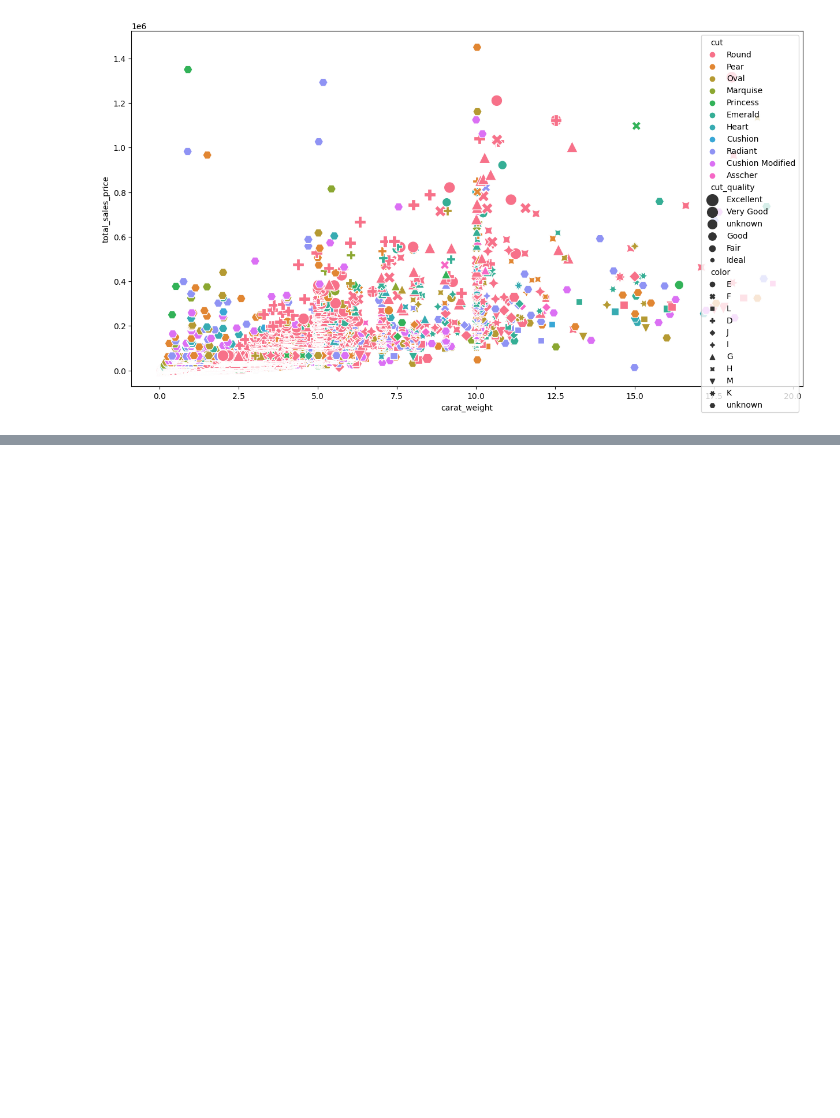
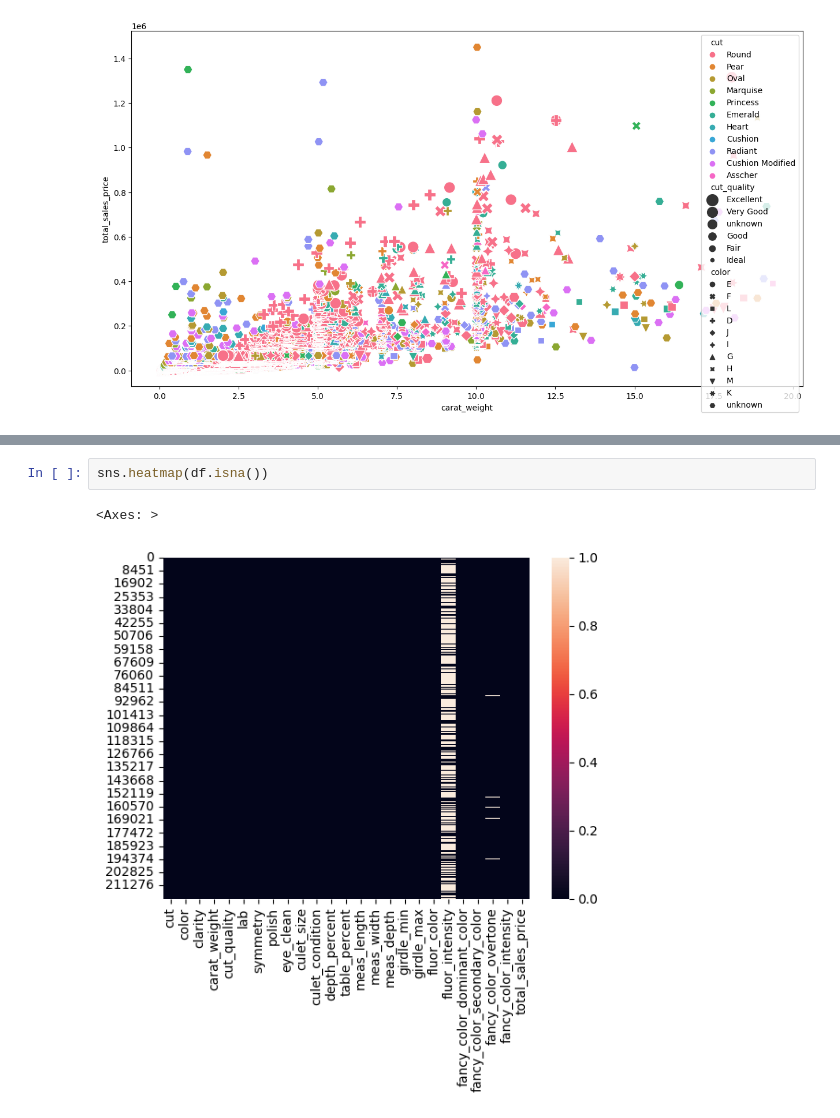
Before and after one commit to NancyPatel11/Data-Mining-Course-Project-1, a Jupyter notebook: EDA.ipynb, the cells around one changed output, grey strips where cells are left out. Drawn from its saved outputs; the diff is of its cells as text; blank space fills up the shorter version.

```diff
--- a/EDA.ipynb
+++ b/EDA.ipynb
@@ -259,0 +280,5 @@ It can be observed that sales price increases with carat weight. Apart from that
+# %%
+sns.heatmap(df.isna())
+# %% [output]
+<Axes: >
+[figure, added]
```
Also changed, not shown: parts of 2 cells of this notebook.
